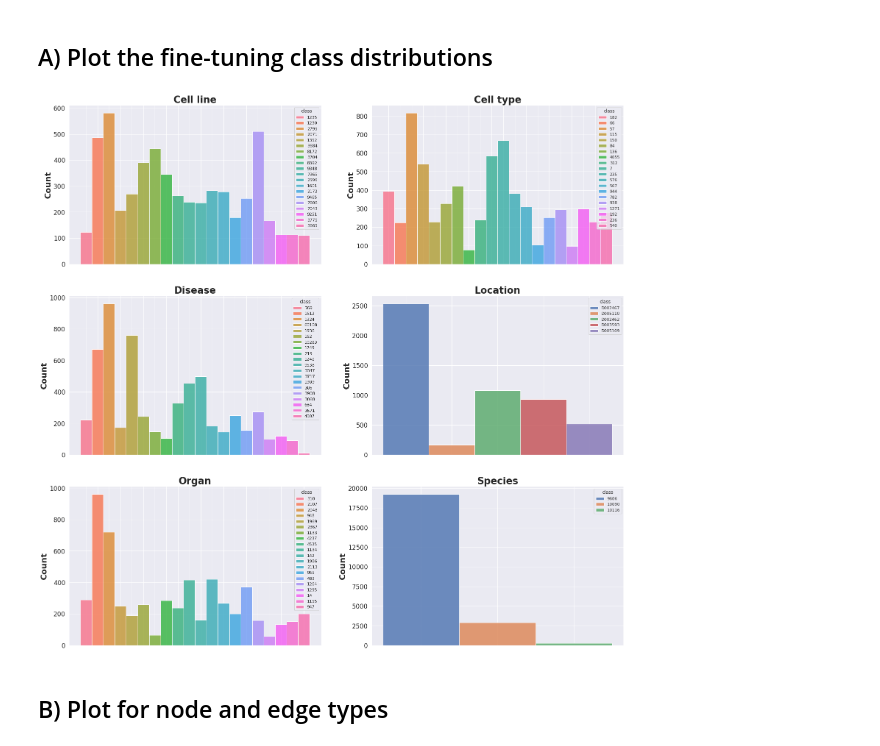
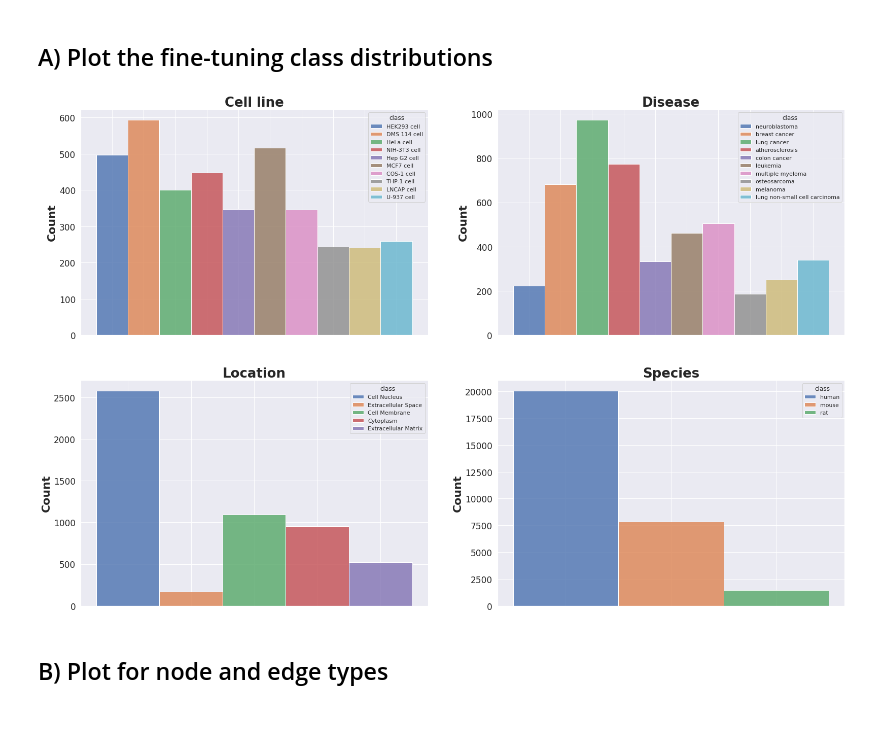
Before and after one commit to stonkgs/stonkgs, a Jupyter notebook: notebooks/indra_class_distribution.ipynb, the cells around one changed output. Cells and saved outputs as stored; diff of their text form; code cells hidden in the pictures; blank space fills up the shorter version.

Commit message:
Update class distribution plots

```diff
--- a/notebooks/indra_class_distribution.ipynb
+++ b/notebooks/indra_class_distribution.ipynb
@@ -80,19 +74,6 @@ cell_line_dict = {
     '7365': 'LNCAP cell',
     '2596': 'COS-1 cell',
     '9348': 'THP-1 cell',
-}
-
-cell_type_dict = {
-    '7': 'early embryonic cell (metazoa)',
-    '57': 'fibroblast',
-    '235': 'macrophage',
-    '567': 'polymodal nocireceptor',
-    '938': 'CD56-bright natural killer cell',
-    '115': 'endothelial cell',
-    '150': 'glandular epithelial cell',
-    '192': 'smooth muscle cell',
-    '136': 'fat cell',
-    '182': 'hepatocyte',
 }
 
 disease_dict = {
@@ -116,27 +97,13 @@ location_dict = {
     'D005110': 'Extracellular Space',
 }
 
-organ_dict = {
-    '2048': 'lung',
-    '2107': 'liver',
-    '1986': 'endothelium',
-    '1134': 'skeletal muscle tissue',
-    '483': 'epithelium',
-    '947': 'aorta',
-    '310': 'breast',
-    '142': 'mechanosensory system',  # cross reference from BILA
-     # https://www.ebi.ac.uk/ols/ontologies/uberon/terms?iri=http%3A%2F%2Fpurl.obolibrary.org%2Fobo%2FUBERON_0007037
-    '2367': 'prostate gland',
-    '948': 'heart',
-}
-
 species_dict = {
     '9606': 'human',
     '10090': 'mouse',
     '10116': 'rat',
 }
 
-all_dicts = [cell_line_dict, cell_type_dict, disease_dict, location_dict, organ_dict, species_dict]
+all_dicts = [cell_line_dict, disease_dict, location_dict, species_dict]
 # %% [markdown]
 Replace IDs with the names from these dictionaries
 # %%
@@ -147,27 +114,27 @@ for annot_dict, df in zip(all_dicts, all_dfs):
 # %%
 # Set style options
 sns.set_style("whitegrid")
 sns.set(font_scale=1)
 
 # Names for plotting
-names = ['Cell line', 'Cell type', 'Disease', 'Location', 'Organ', 'Species']
+names = ['Cell line', 'Disease', 'Location', 'Species']
 
 # One figure for all plots
-fig, axes = plt.subplots(3, 2, figsize=(27,27))
-indices_vertical = [0, 0, 1, 1, 2, 2]
-indices_horizontal = [0, 1, 0, 1, 0, 1]
+fig, axes = plt.subplots(2, 2, figsize=(27,18))
+indices_vertical = [0, 0, 1, 1]
+indices_horizontal = [0, 1, 0, 1]
 
 # Iterate through all dfs
-for name, df, vertical, horizonal in zip(names, all_dfs, indices_vertical, indices_horizontal):
-    class_plot = sns.histplot(df, x='class', hue='class', alpha=0.8, ax=axes[vertical][horizonal])
+for name, df, vertical, horizontal in zip(names, all_dfs, indices_vertical, indices_horizontal):
+    class_plot = sns.histplot(df, x='class', hue='class', alpha=0.8, ax=axes[vertical][horizontal])
     class_plot.set(xticklabels=[], xlabel=None)
     class_plot.axes.set_title(name, fontsize=26, weight='bold')
     class_plot.axes.set_ylabel('Count', fontsize=22, weight='bold')
     class_plot.set_yticklabels(class_plot.get_yticks().astype('int'), size=17)
 
-# plt.savefig(os.path.join(VISUALIZATIONS_DIR, 'class_dist.png'), dpi=300, bbox_inches = "tight")
+plt.savefig(os.path.join(VISUALIZATIONS_DIR, 'class_dist_07_21.png'), dpi=300, bbox_inches = "tight")
 # %% [output]
-[figure, old version]
+[figure, new version]
 # %% [markdown]
 ## B) Plot for node and edge types
 # %%
```
Also changed, not shown: parts of 3 cells of this notebook.
